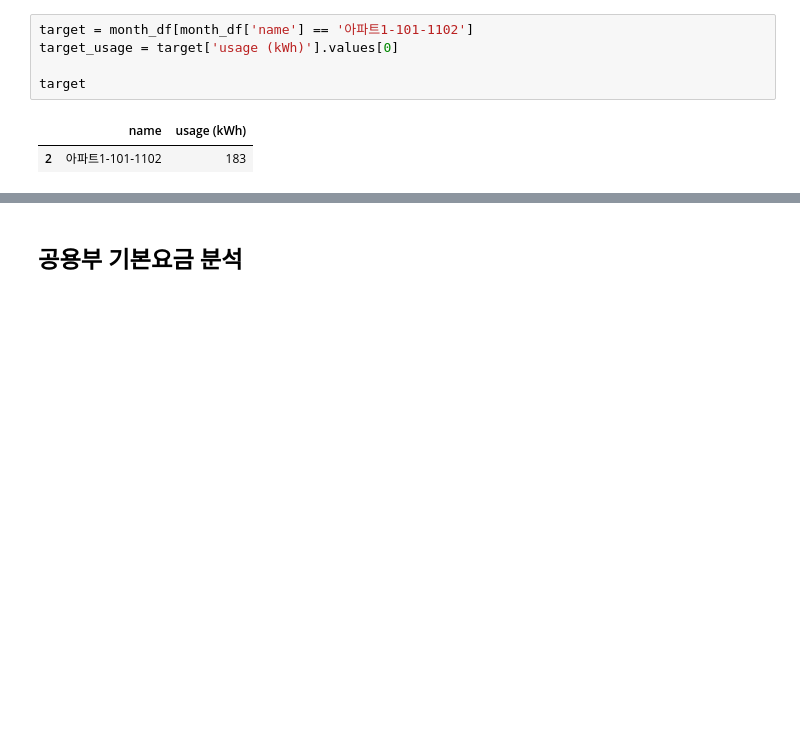
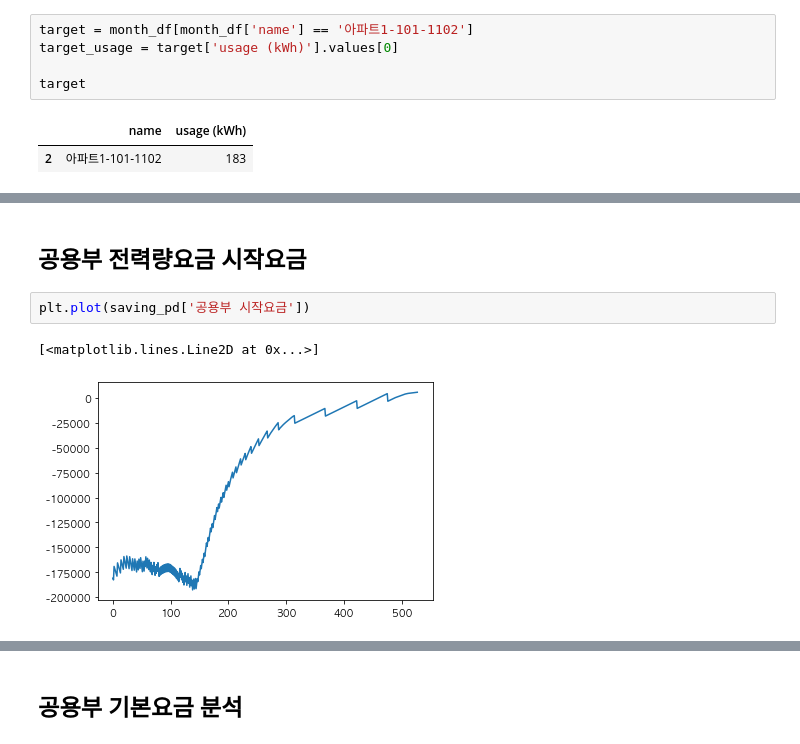
Before and after one commit to formegusto/what-is-public-fee, a Jupyter notebook: 전기를 아꼈을 때, 공동설비요금이 감소할까? (형평성의 문제에 대하여).ipynb, the cells around one changed output, grey strips where cells are left out. Saved outputs shown, nothing was run; the diff lists cells and outputs as text; blank space fills up the shorter version.

```diff
--- a/전기를 아꼈을 때, 공동설비요금이 감소할까? (형평성의 문제에 대하여).ipynb
+++ b/전기를 아꼈을 때, 공동설비요금이 감소할까? (형평성의 문제에 대하여).ipynb
@@ -146,0 +226,7 @@ saving_pd.head()
+# %% [markdown]
+## 공용부 전력량요금 시작요금
+# %%
+plt.plot(saving_pd['공용부 시작요금'])
+# %% [output]
+[<matplotlib.lines.Line2D at 0x...>]
+[figure, added]
```
Also changed, not shown: parts of 28 cells of this notebook, 4 other files.
